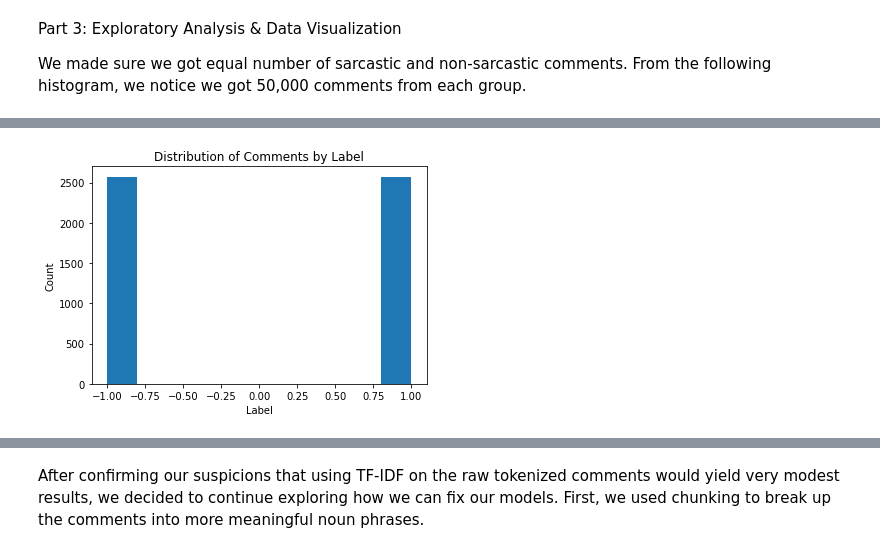
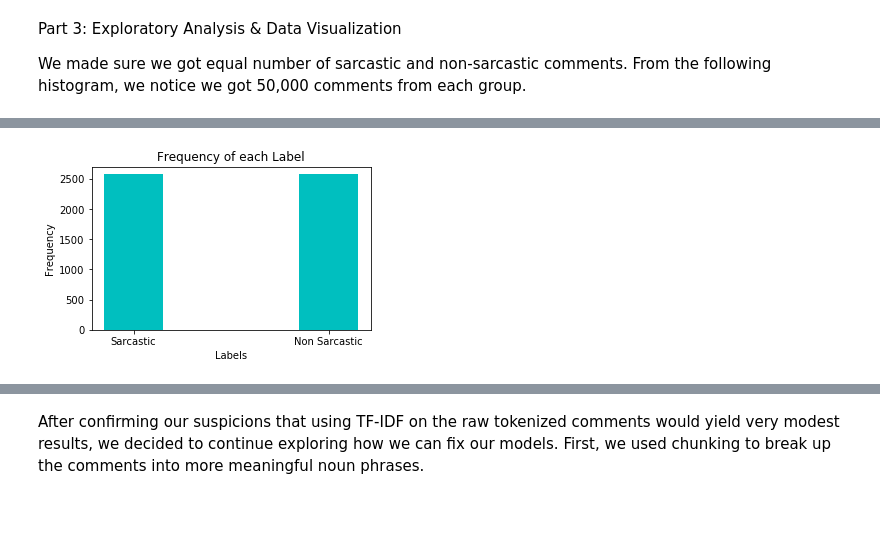
Before and after one commit to nourmansour/Sarcasm-on-Reddit, a Jupyter notebook: Sarcastic Comments on Reddit - An Analysis.ipynb, the cells around one changed output, grey strips where cells are left out. Saved outputs shown, nothing was run; the diff lists cells and outputs as text; code cells hidden in the pictures; blank space fills up the shorter version.

Commit message:
Updated graphs and plots

```diff
--- a/Sarcastic Comments on Reddit - An Analysis.ipynb
+++ b/Sarcastic Comments on Reddit - An Analysis.ipynb
@@ -244,10 +287,28 @@ plt.show()
 # %%
 # Explore distribution of the data by label (-1 -> non-sarcastic, 1 -> sarcastic)
-plt.hist(data_2.label)
-plt.xlabel('Label')
-plt.ylabel('Count')
-plt.title('Distribution of Comments by Label')
+# plt.hist(data_2.label)
+# plt.xlabel('Label')
+# plt.ylabel('Count')
+# plt.title('Distribution of Comments by Label')
+# plt.show()
+
+# Explore distribution of the data by label (-1 -> non-sarcastic, 1 -> sarcastic)
+# data to plot
+values = [data_2.groupby('label').agg('count').id[1],
+          data_2.groupby('label').agg('count').id[-1]]
+labels = ['Sarcastic', 'Non Sarcastic']
+
+label_pos = [i for i, _ in enumerate(labels)]
+
+# create plot
+fig, ax = plt.subplots(figsize=(5, 3))
+plt.bar(label_pos, values, color = 'c', width=0.3)
+plt.xlabel('Labels')
+plt.ylabel('Frequency')
+plt.title('Frequency of each Label')
+plt.xticks(label_pos, labels)
+
 plt.show()
 # %% [output]
-[figure, old version]
+[figure, new version]
 # %%
```
Also changed, not shown: parts of 26 cells of this notebook.
